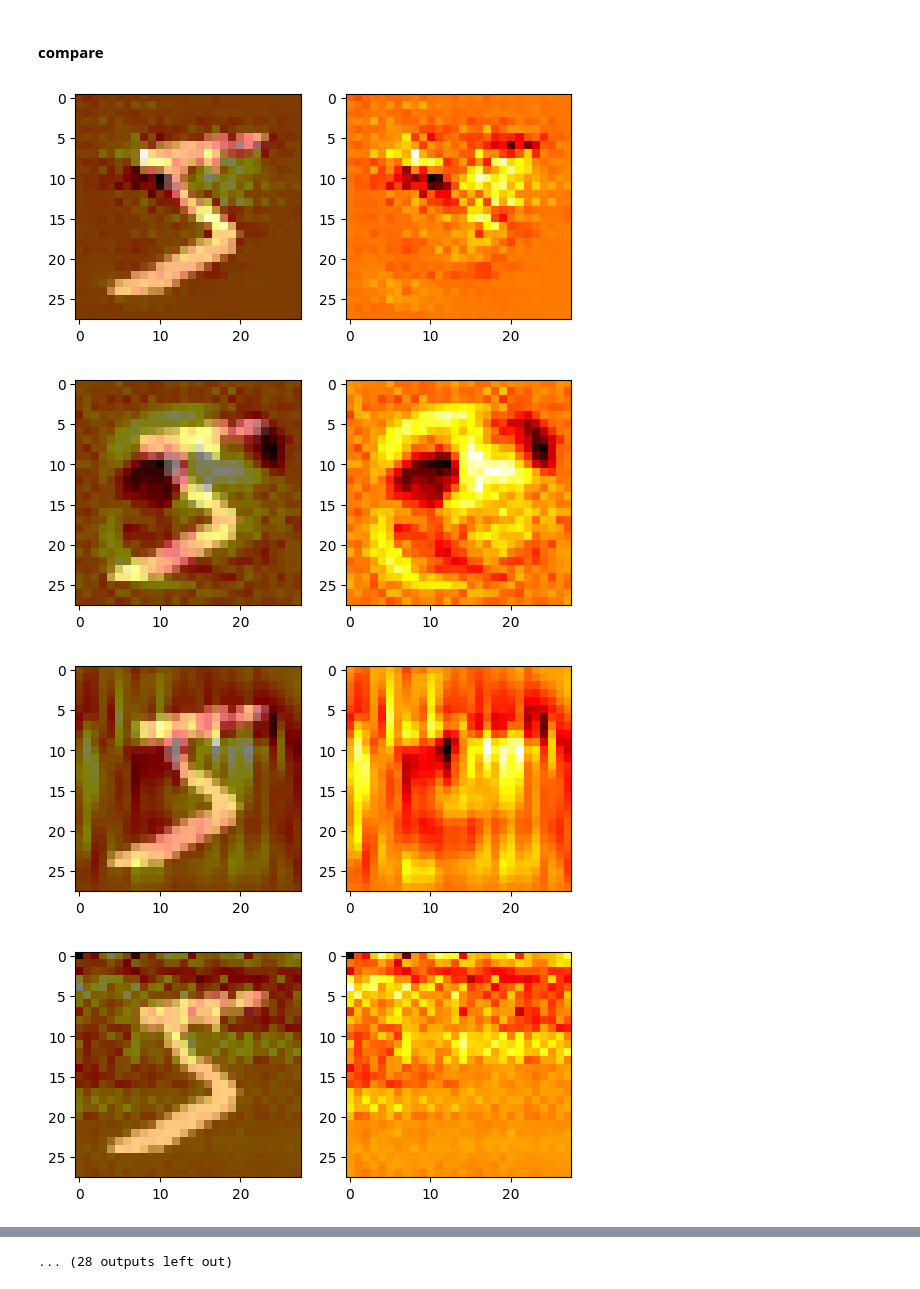
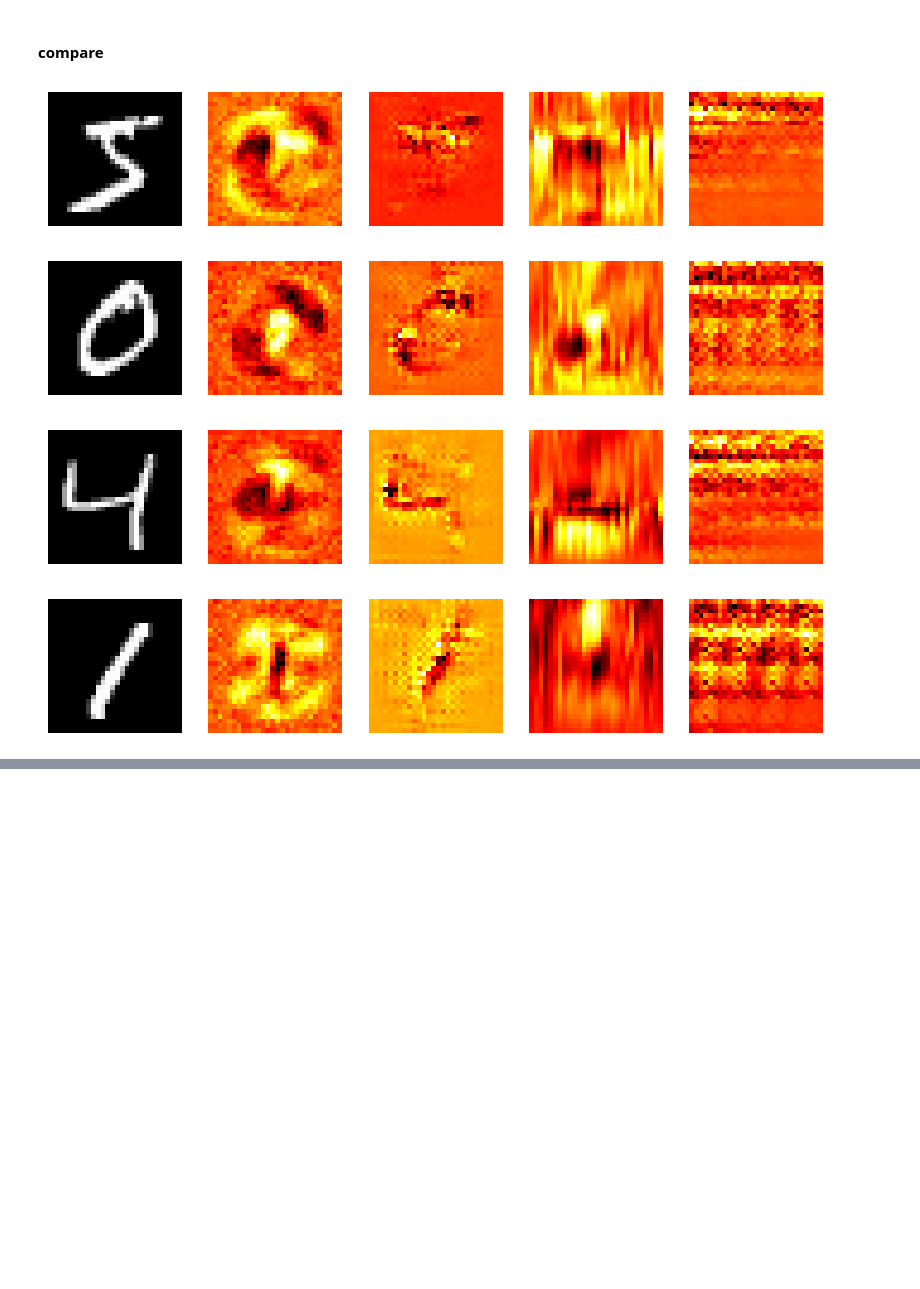
Before and after one commit to peluche/RNN-LSTM-GRU, a Jupyter notebook: rnn-lstm-gru.ipynb, the cells around one changed output, grey strips where cells are left out. Cells and saved outputs as stored; diff of their text form; code cells hidden in the pictures; blank space fills up the shorter version.

```diff
--- a/rnn-lstm-gru.ipynb
+++ b/rnn-lstm-gru.ipynb
@@ -788,12 +788,6 @@ def saliency(model, x, y, accumulate=1, noise=None, reshape=reshape_default):
         loss.backward()
     model.train()
     return x.grad
-
-grads = saliency(mnist_tiles, trainset[0][0][None], t.tensor([trainset[0][1]]), reshape=reshape_tile)
-plt.imshow(trainset[0][0][0], cmap='gray')
-plt.imshow(grads[0, 0].cpu().numpy(), cmap='hot', alpha=0.5)
-plt.show()
-plt.imshow(grads[0, 0].cpu().numpy(), cmap='hot')
 # %% [markdown]
 ### baseline
 # %% [markdown]
@@ -833,22 +819,25 @@ train_mnist(lstm_tiles, trainloader, filename='mnist', epochs=20, reshape=reshap
 # %% [markdown]
 #### compare
 # %%
+models = [(mlp, nn.Flatten()),
+          (cnn, noop),
+          (lstm_rows, reshape_default),
+          (lstm_tiles, reshape_tile)]
 for n in range(10):
     # grads = saliency(m3, trainset[n][0][None], t.tensor([trainset[n][1]]), reshape=noop)
     # grads = saliency(m2, trainset[n][0][None], t.tensor([trainset[n][1]]), reshape=nn.Flatten())
     # grads = saliency(mnist_tiles, trainset[n][0][None], t.tensor([trainset[n][1]]), reshape=reshape_tile)
     xs, ys = trainset[n][0][None], t.tensor([trainset[n][1]])
-    for grads in [saliency(mlp, xs, ys, reshape=noop),
-                  saliency(cnn, xs, ys, reshape=nn.Flatten()),
-                  saliency(lstm_rows, xs, ys, reshape=reshape_default),
-                  saliency(lstm_tiles, xs, ys, reshape=reshape_tile)]:
-        fig, axs = plt.subplots(1, 2)
-        axs[0].imshow(trainset[n][0][0], cmap='gray')
-        axs[0].imshow(grads[0, 0].cpu().numpy(), cmap='hot', alpha=0.5)
-        axs[1].imshow(grads[0, 0].cpu().numpy(), cmap='hot')
-        plt.show()
+    fig, axs = plt.subplots(1, len(models) + 1, figsize=(10, 4))
+    axs[0].imshow(trainset[n][0][0], cmap='gray')
+    axs[0].axis('off')
+    for i, (model, reshape) in enumerate(models):
+        grads = saliency(model, xs, ys, reshape=reshape)
+        axs[i + 1].imshow(grads[0, 0].cpu().numpy(), cmap='hot')
+        axs[i + 1].axis('off')
+    plt.show()
 # %% [output]
-[figure, old version]
+[figure, new version]
-[figure, old version]
+[figure, new version]
-[figure, old version]
+[figure, new version]
-[figure, old version]
+[figure, new version]
@@ -863 +849,0 @@ for n in range(10):
-... (28 outputs left out)
```
Also changed, not shown: parts of 2 cells of this notebook.
